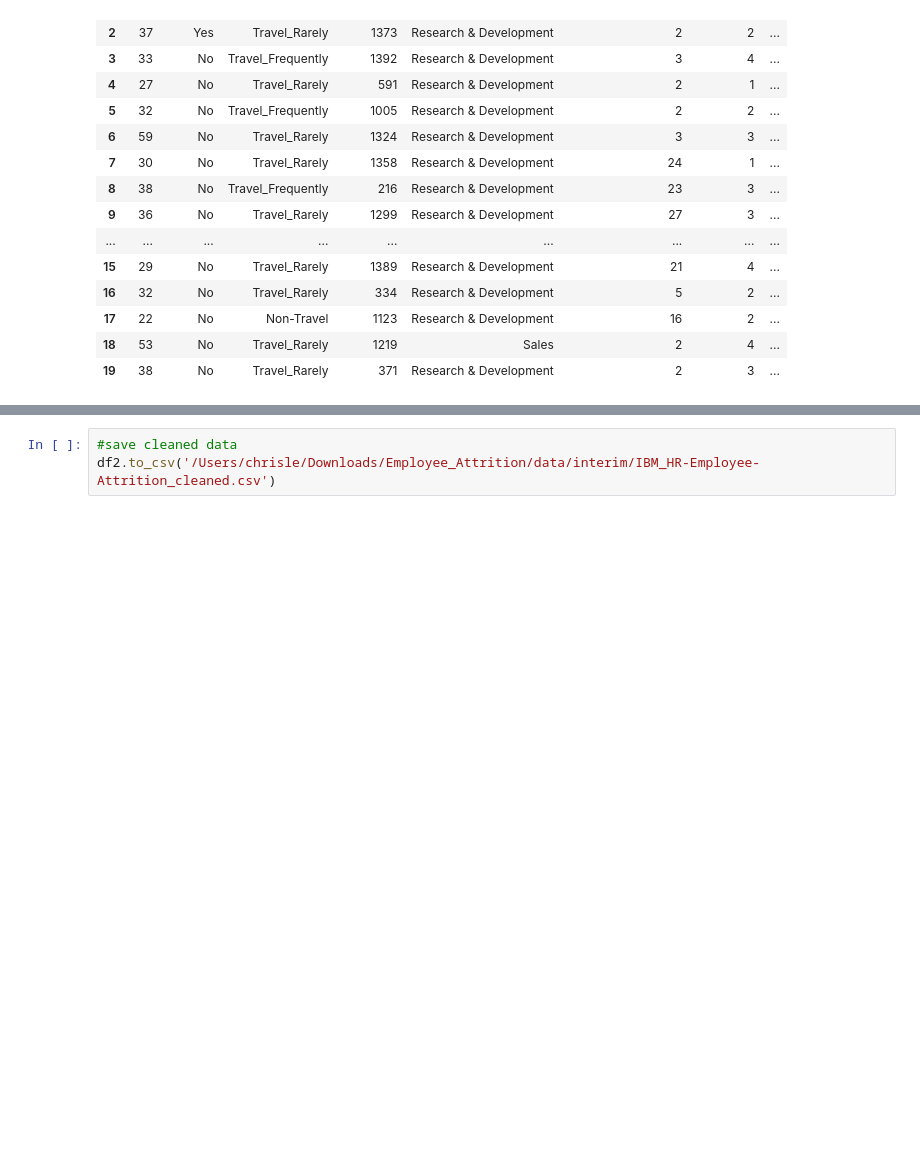
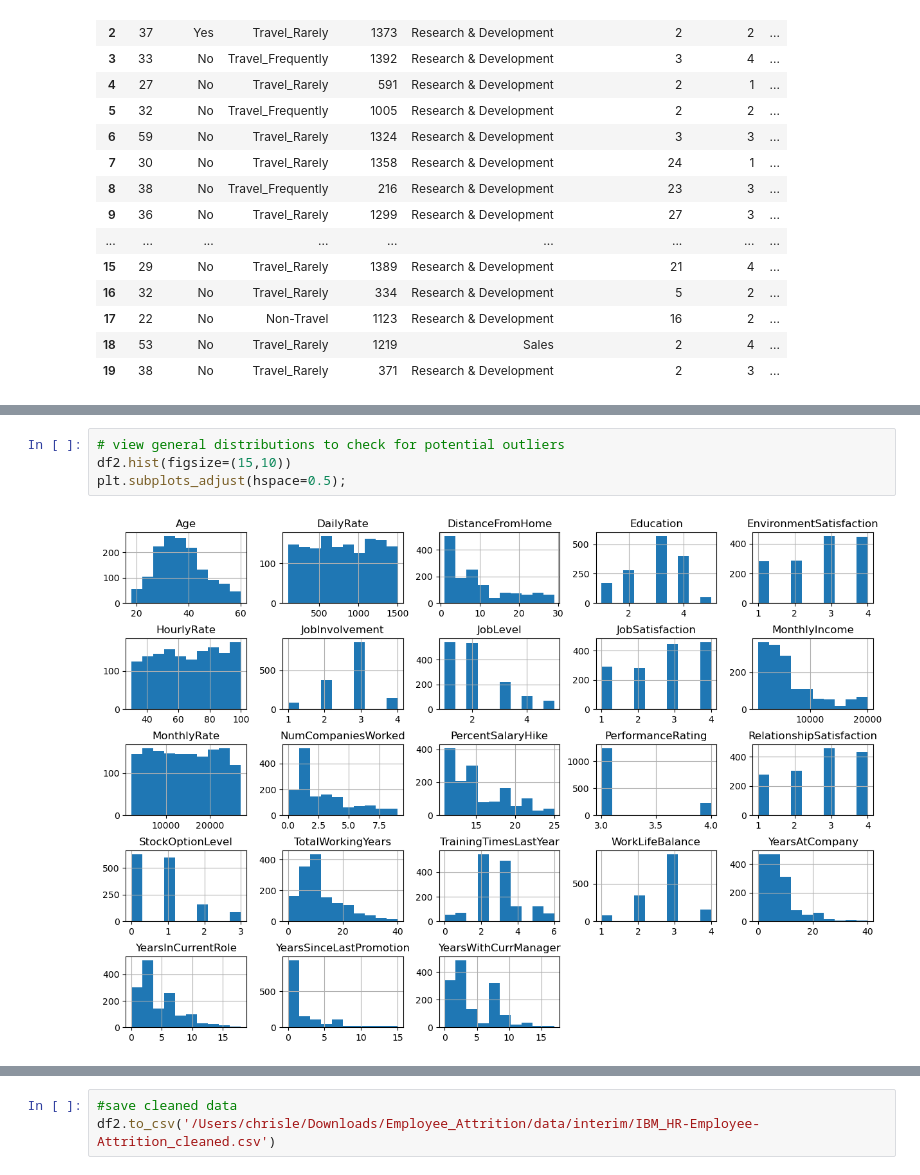
Before and after one commit to chrismle/Employee_Attrition, a Jupyter notebook: notebooks/1.0-cml-ibm-data_wrangling.ipynb, the cells around one changed output, grey strips where cells are left out. Saved outputs shown, nothing was run; the diff lists cells and outputs as text; blank space fills up the shorter version.

```diff
--- a/notebooks/1.0-cml-ibm-data_wrangling.ipynb
+++ b/notebooks/1.0-cml-ibm-data_wrangling.ipynb
@@ -215,0 +231,6 @@ df2.head(20)
+# %%
+# view general distributions to check for potential outliers
+df2.hist(figsize=(15,10))
+plt.subplots_adjust(hspace=0.5);
+# %% [output]
+[figure, added]
```
Also changed, not shown: parts of 5 cells of this notebook.
